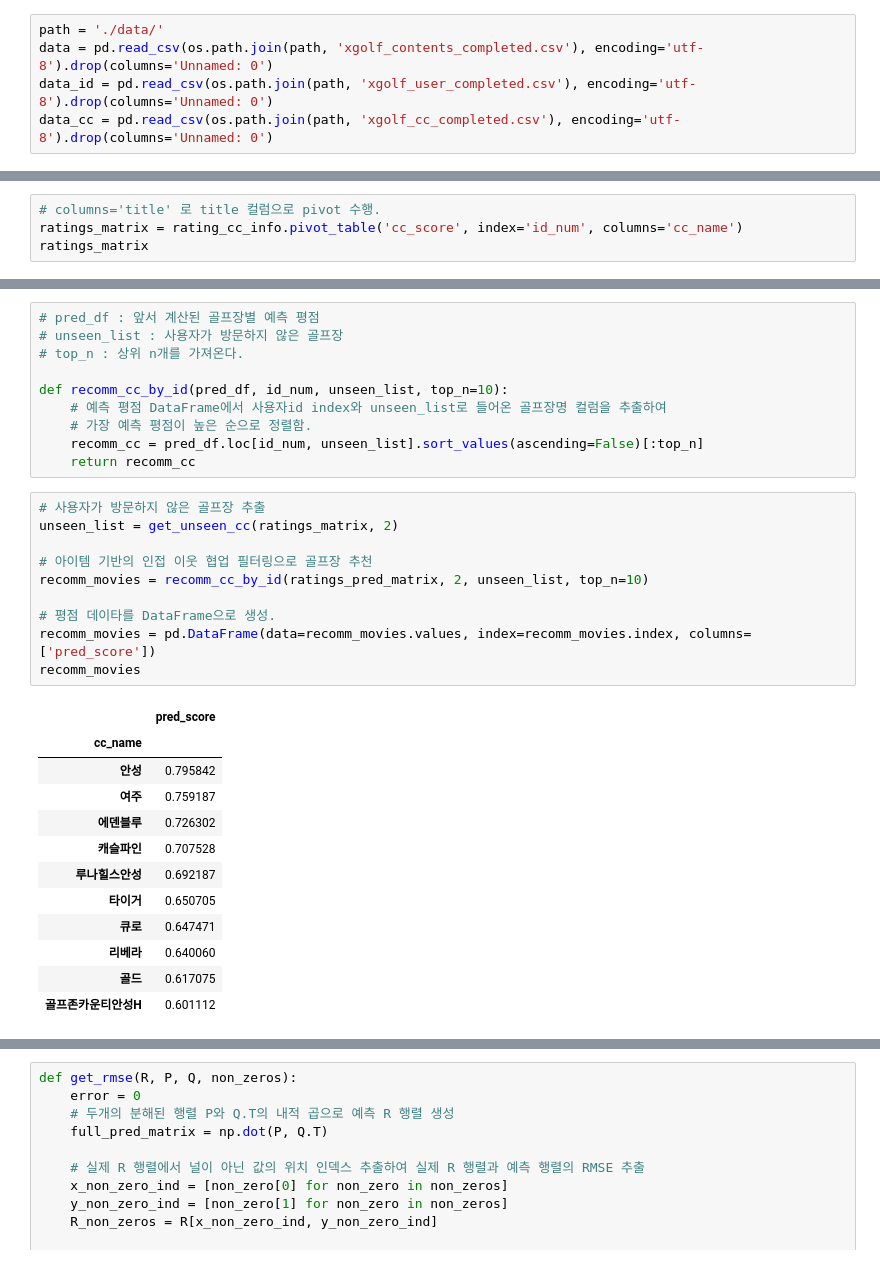
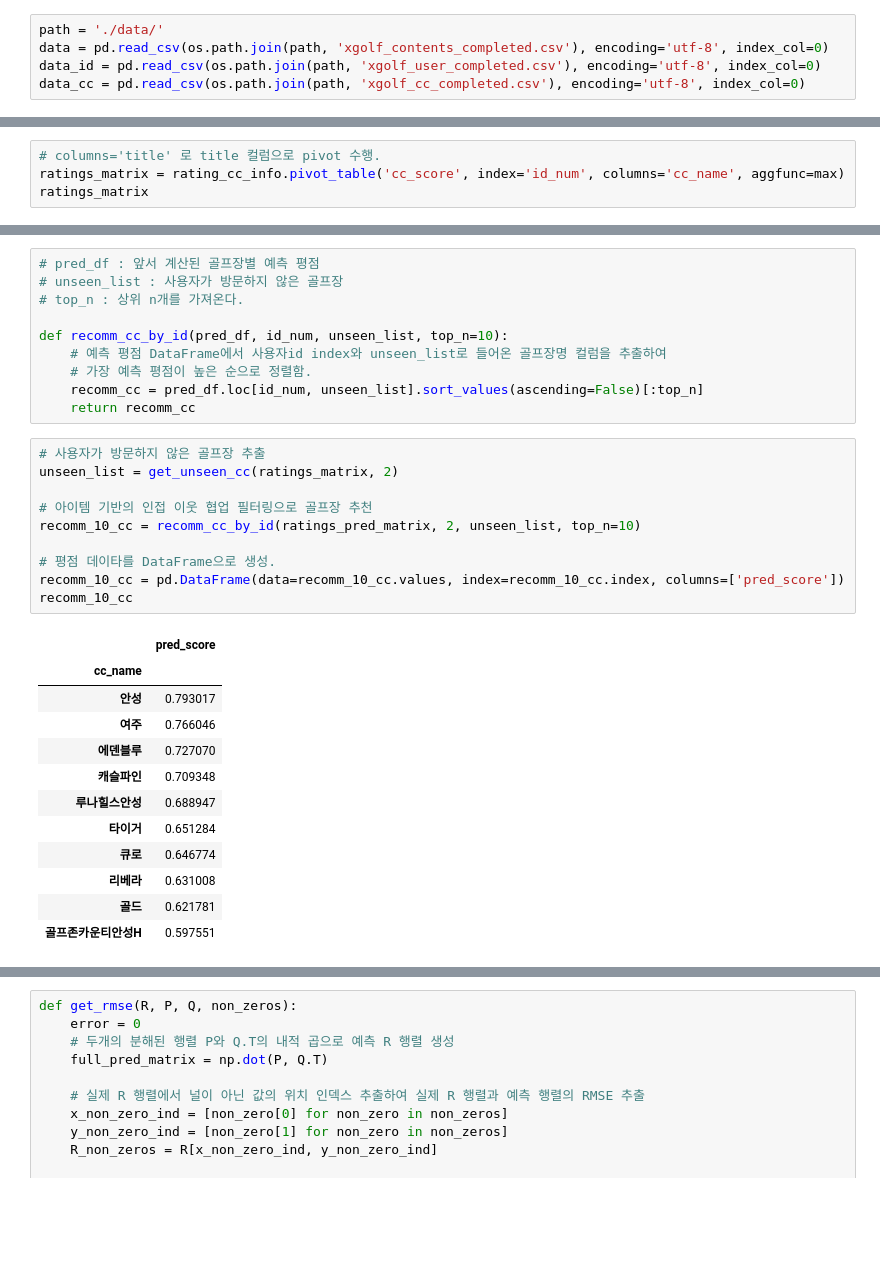
Before and after one commit to sparklabel/RecSys_GolfCC, a Jupyter notebook: ex.ipynb, the cells around one changed output, grey strips where cells are left out. Cells and saved outputs as stored; diff of their text form; blank space fills up the shorter version.

```diff
--- a/ex.ipynb
+++ b/ex.ipynb
@@ -125,9 +343,9 @@ data[(data.duplicated())]
 # data.to_csv('./data/xgolf_contents_completed.csv')
 # %%
 path = './data/'
-data = pd.read_csv(os.path.join(path, 'xgolf_contents_completed.csv'), encoding='utf-8').drop(columns='Unnamed: 0')
-data_id = pd.read_csv(os.path.join(path, 'xgolf_user_completed.csv'), encoding='utf-8').drop(columns='Unnamed: 0')
-data_cc = pd.read_csv(os.path.join(path, 'xgolf_cc_completed.csv'), encoding='utf-8').drop(columns='Unnamed: 0')
+data = pd.read_csv(os.path.join(path, 'xgolf_contents_completed.csv'), encoding='utf-8', index_col=0)
+data_id = pd.read_csv(os.path.join(path, 'xgolf_user_completed.csv'), encoding='utf-8', index_col=0)
+data_cc = pd.read_csv(os.path.join(path, 'xgolf_cc_completed.csv'), encoding='utf-8', index_col=0)
 # %% [markdown]
 ## CF - KNN
 # %%
@@ -199,6 +417,6 @@ rating_cc_info
 # %%
 # columns='title' 로 title 컬럼으로 pivot 수행.
-ratings_matrix = rating_cc_info.pivot_table('cc_score', index='id_num', columns='cc_name')
+ratings_matrix = rating_cc_info.pivot_table('cc_score', index='id_num', columns='cc_name', aggfunc=max)
 ratings_matrix
 # %% [output]
 | cc_name | 360도 | 88 | H1 CLUB(구 덕평) | 가산노블리스 | 가평베네스트 | 강남300 | 고양컨트리클럽(P9) | 곤지암 | 골드 | 골프존카운티안성H | ... |
@@ -408,23 +626,23 @@ def recomm_cc_by_id(pred_df, id_num, unseen_list, top_n=10):
 # %%
 # 사용자가 방문하지 않은 골프장 추출
 unseen_list = get_unseen_cc(ratings_matrix, 2)
 
 # 아이템 기반의 인접 이웃 협업 필터링으로 골프장 추천
-recomm_movies = recomm_cc_by_id(ratings_pred_matrix, 2, unseen_list, top_n=10)
+recomm_10_cc = recomm_cc_by_id(ratings_pred_matrix, 2, unseen_list, top_n=10)
 
 # 평점 데이타를 DataFrame으로 생성.
-recomm_movies = pd.DataFrame(data=recomm_movies.values, index=recomm_movies.index, columns=['pred_score'])
-recomm_movies
+recomm_10_cc = pd.DataFrame(data=recomm_10_cc.values, index=recomm_10_cc.index, columns=['pred_score'])
+recomm_10_cc
 # %% [output]
 |  | pred_score |
 | cc_name |  |
-| 안성 | 0.795842 |
-| 여주 | 0.759187 |
-| 에덴블루 | 0.726302 |
-| 캐슬파인 | 0.707528 |
-| 루나힐스안성 | 0.692187 |
-| 타이거 | 0.650705 |
-| 큐로 | 0.647471 |
-| 리베라 | 0.640060 |
-| 골드 | 0.617075 |
-| 골프존카운티안성H | 0.601112 |
+| 안성 | 0.793017 |
+| 여주 | 0.766046 |
+| 에덴블루 | 0.727070 |
+| 캐슬파인 | 0.709348 |
+| 루나힐스안성 | 0.688947 |
+| 타이거 | 0.651284 |
+| 큐로 | 0.646774 |
+| 리베라 | 0.631008 |
+| 골드 | 0.621781 |
+| 골프존카운티안성H | 0.597551 |
```
Also changed, not shown: parts of 53 cells of this notebook.
